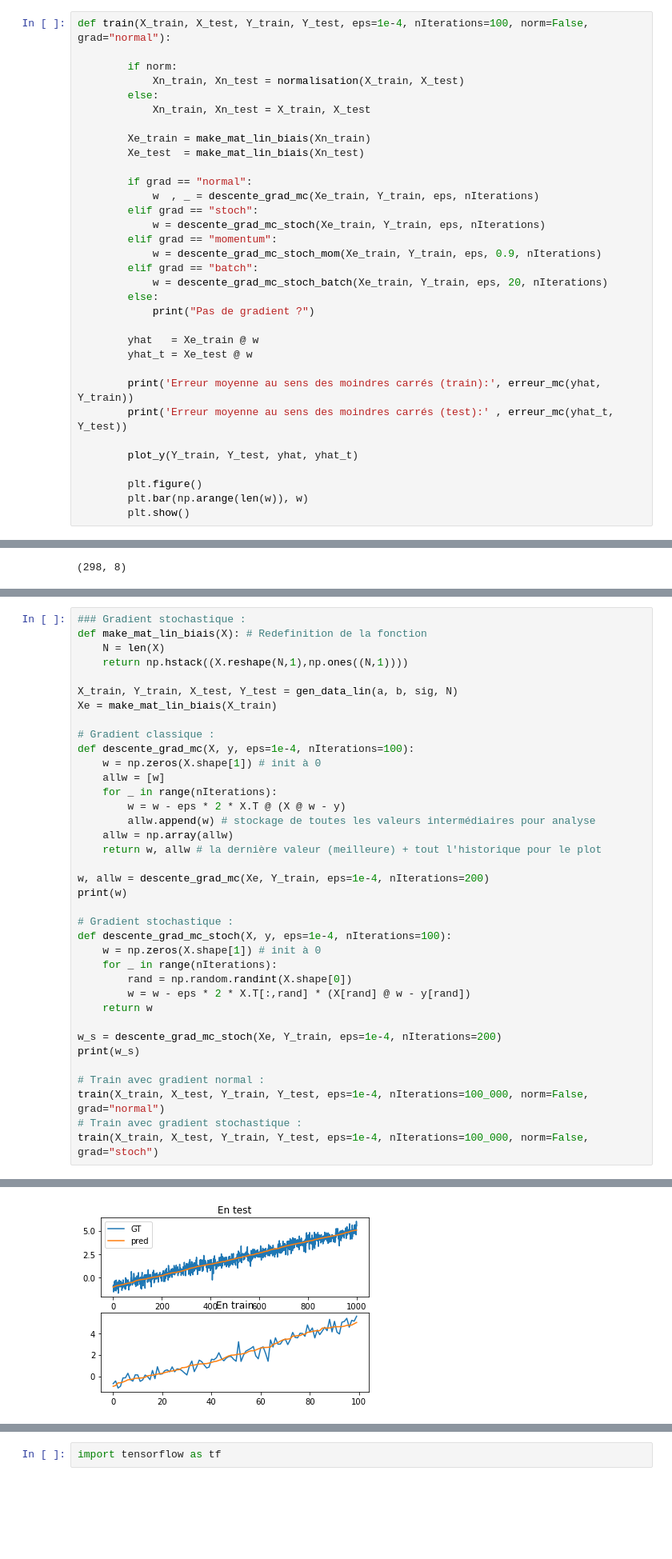
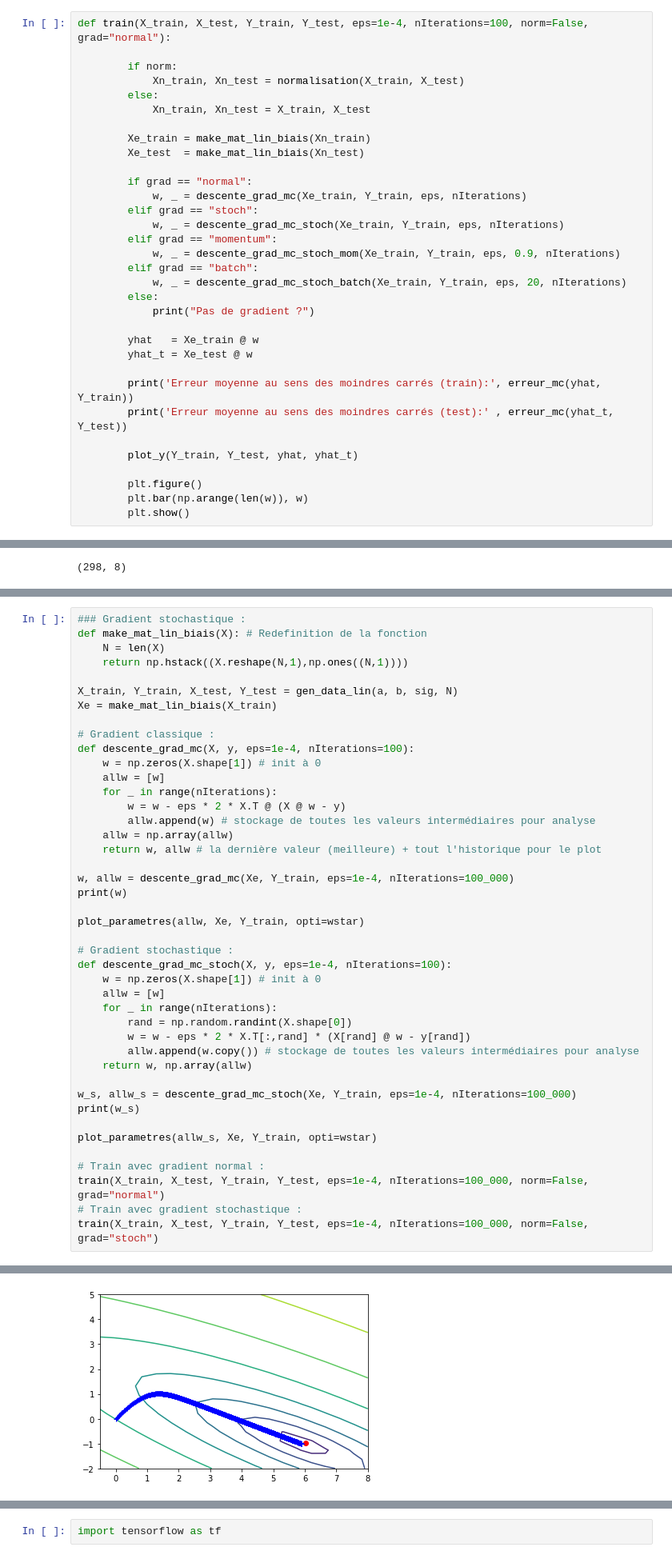
Before and after one commit to hanzopgp/MasterBioInformaticsPTs, a Jupyter notebook: S1/MAPSI/TME/TME9/TME9DurandKordon.ipynb, the cells around one changed output, grey strips where cells are left out. Shown at 80% size. Saved outputs shown, nothing was run; the diff lists cells and outputs as text; blank space fills up the shorter version.

```diff
--- a/S1/MAPSI/TME/TME9/TME9DurandKordon.ipynb
+++ b/S1/MAPSI/TME/TME9/TME9DurandKordon.ipynb
@@ -391,13 +391,13 @@ def train(X_train, X_test, Y_train, Y_test, eps=1e-4, nIterations=100, norm=Fals
         Xe_test  = make_mat_lin_biais(Xn_test)
 
         if grad == "normal":
-            w  , _ = descente_grad_mc(Xe_train, Y_train, eps, nIterations)
+            w, _ = descente_grad_mc(Xe_train, Y_train, eps, nIterations)
         elif grad == "stoch":
-            w = descente_grad_mc_stoch(Xe_train, Y_train, eps, nIterations)
+            w, _ = descente_grad_mc_stoch(Xe_train, Y_train, eps, nIterations)
         elif grad == "momentum":
-            w = descente_grad_mc_stoch_mom(Xe_train, Y_train, eps, 0.9, nIterations)
+            w, _ = descente_grad_mc_stoch_mom(Xe_train, Y_train, eps, 0.9, nIterations)
         elif grad == "batch":
-            w = descente_grad_mc_stoch_batch(Xe_train, Y_train, eps, 20, nIterations)
+            w, _ = descente_grad_mc_stoch_batch(Xe_train, Y_train, eps, 20, nIterations)
         else:
             print("Pas de gradient ?")
 
@@ -812,19 +812,25 @@ def descente_grad_mc(X, y, eps=1e-4, nIterations=100):
     allw = np.array(allw)
     return w, allw # la dernière valeur (meilleure) + tout l'historique pour le plot
 
-w, allw = descente_grad_mc(Xe, Y_train, eps=1e-4, nIterations=200)
+w, allw = descente_grad_mc(Xe, Y_train, eps=1e-4, nIterations=100_000)
 print(w)
+
+plot_parametres(allw, Xe, Y_train, opti=wstar)
 
 # Gradient stochastique :
 def descente_grad_mc_stoch(X, y, eps=1e-4, nIterations=100):
     w = np.zeros(X.shape[1]) # init à 0
+    allw = [w]
     for _ in range(nIterations):
         rand = np.random.randint(X.shape[0])
         w = w - eps * 2 * X.T[:,rand] * (X[rand] @ w - y[rand])
-    return w
+        allw.append(w.copy()) # stockage de toutes les valeurs intermédiaires pour analyse
+    return w, np.array(allw)
 
-w_s = descente_grad_mc_stoch(Xe, Y_train, eps=1e-4, nIterations=200)
+w_s, allw_s = descente_grad_mc_stoch(Xe, Y_train, eps=1e-4, nIterations=100_000)
 print(w_s)
+
+plot_parametres(allw_s, Xe, Y_train, opti=wstar)
 
 # Train avec gradient normal :
 train(X_train, X_test, Y_train, Y_test, eps=1e-4, nIterations=100_000, norm=False, grad="normal")
@@ -838 +844 @@ Erreur moyenne au sens des moindres carrés (test): 0.16189047002778276
-[figure, old version]
+[figure, new version]
```
Also changed, not shown: parts of 15 cells of this notebook.
